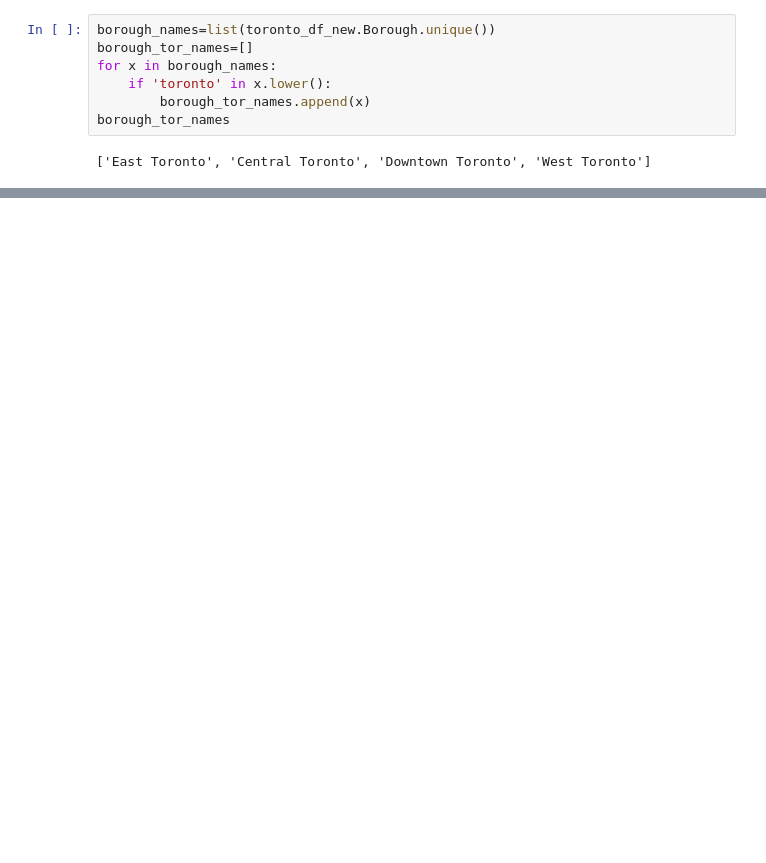
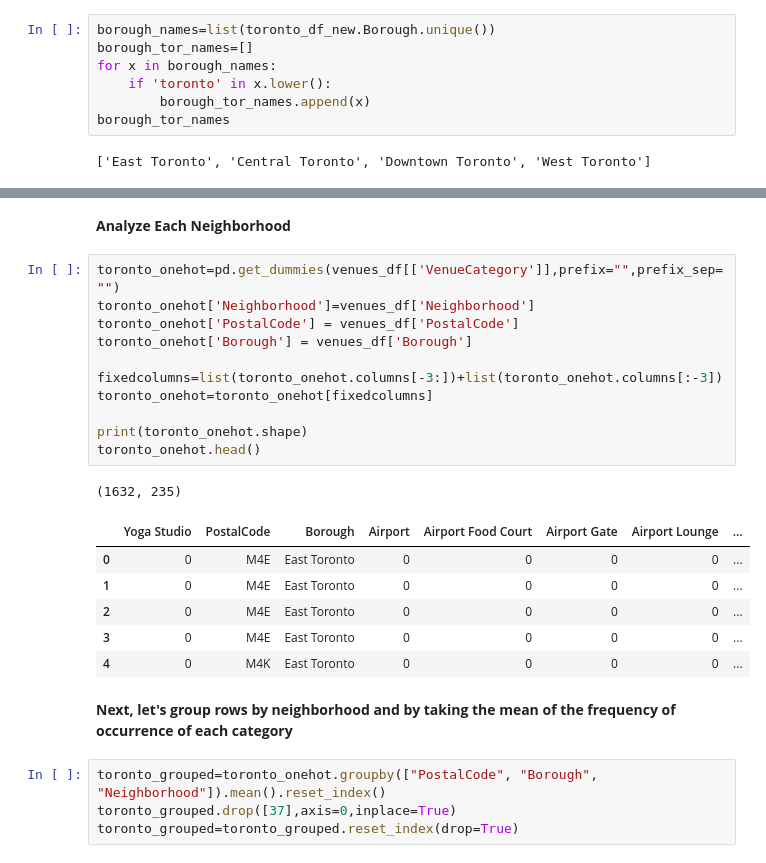
Before and after one commit to Ranga256/Capstone-data-science, a Jupyter notebook: scripts/week3.ipynb, the cells around one changed output, grey strips where cells are left out. Cells and saved outputs as stored; diff of their text form; blank space fills up the shorter version.

```diff
--- a/scripts/week3.ipynb
+++ b/scripts/week3.ipynb
@@ -247,0 +347,27 @@ map_toronto
+# %% [markdown]
+<b>Analyze Each Neighborhood
+# %%
+toronto_onehot=pd.get_dummies(venues_df[['VenueCategory']],prefix="",prefix_sep="")
+toronto_onehot['Neighborhood']=venues_df['Neighborhood']
+toronto_onehot['PostalCode'] = venues_df['PostalCode']
+toronto_onehot['Borough'] = venues_df['Borough']
+
+fixedcolumns=list(toronto_onehot.columns[-3:])+list(toronto_onehot.columns[:-3])
+toronto_onehot=toronto_onehot[fixedcolumns]
+
+print(toronto_onehot.shape)
+toronto_onehot.head()
+# %% [output]
+(1632, 235)
+|  | Yoga Studio | PostalCode | Borough | Airport | Airport Food Court | Airport Gate | Airport Lounge | ... |
+| 0 | 0 | M4E | East Toronto | 0 | 0 | 0 | 0 | ... |
+| 1 | 0 | M4E | East Toronto | 0 | 0 | 0 | 0 | ... |
+| 2 | 0 | M4E | East Toronto | 0 | 0 | 0 | 0 | ... |
+| 3 | 0 | M4E | East Toronto | 0 | 0 | 0 | 0 | ... |
+| 4 | 0 | M4K | East Toronto | 0 | 0 | 0 | 0 | ... |
+# %% [markdown]
+<b>Next, let's group rows by neighborhood and by taking the mean of the frequency of occurrence of each category
+# %%
+toronto_grouped=toronto_onehot.groupby(["PostalCode", "Borough", "Neighborhood"]).mean().reset_index()
+toronto_grouped.drop([37],axis=0,inplace=True)
+toronto_grouped=toronto_grouped.reset_index(drop=True)
```
Also changed, not shown: parts of 33 cells of this notebook.
